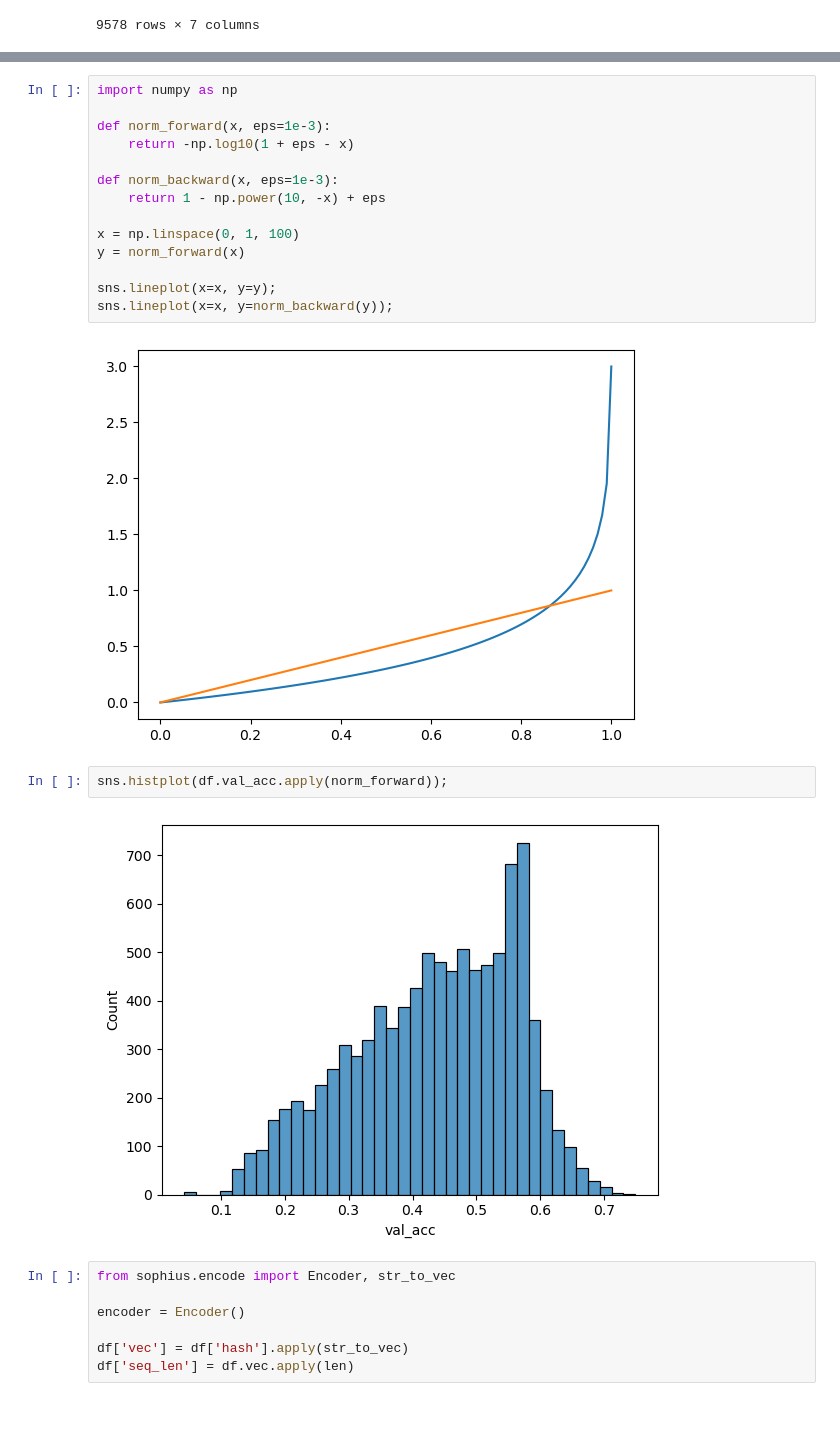
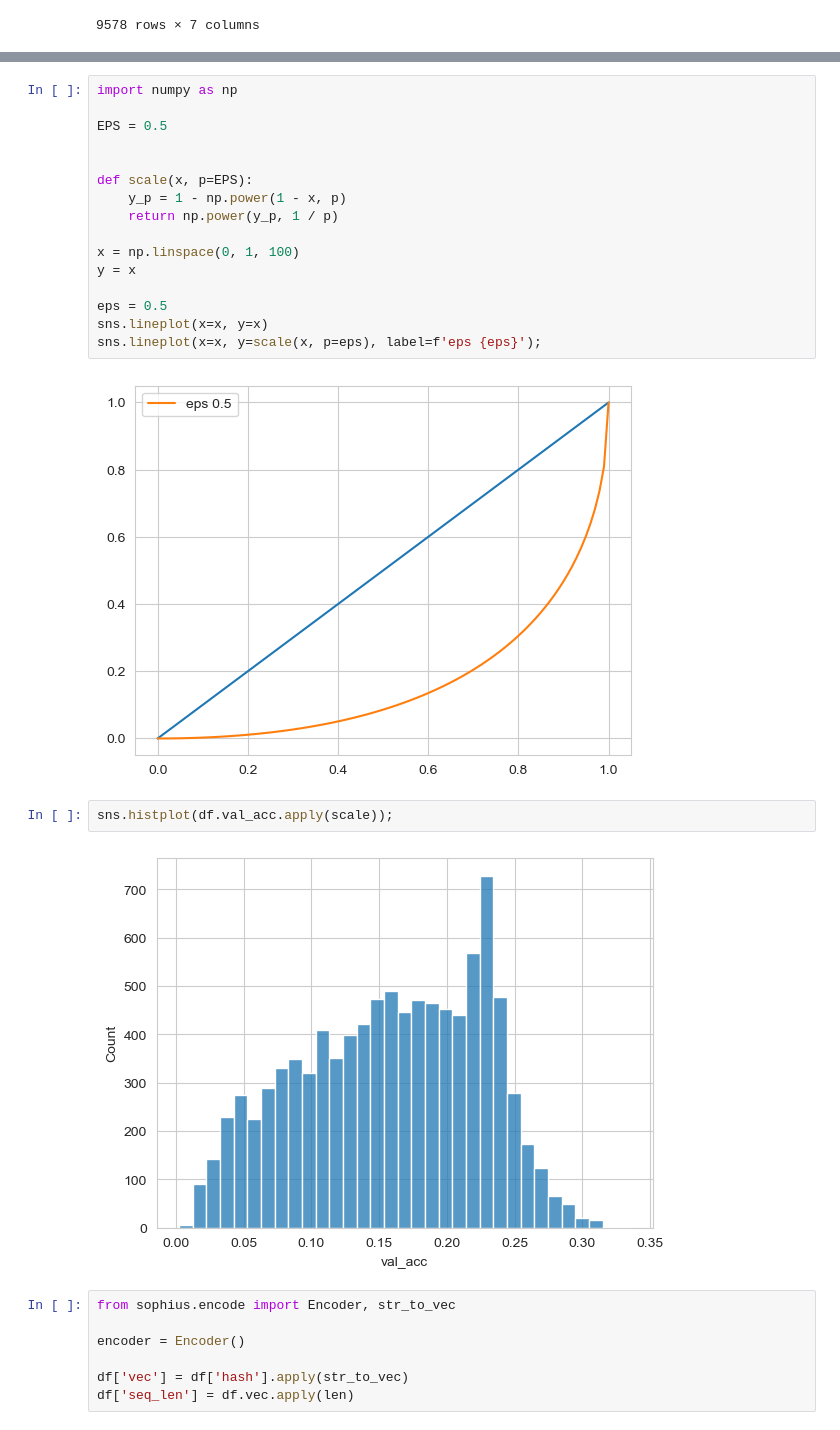
Before and after one commit to alkorolyov/sophius, a Jupyter notebook: notebooks/08_LSTM_estimator.ipynb, the cells around one changed output, grey strips where cells are left out. Drawn from its saved outputs; the diff is of its cells as text.

```diff
--- a/notebooks/08_LSTM_estimator.ipynb
+++ b/notebooks/08_LSTM_estimator.ipynb
@@ -38,23 +41,25 @@ sns.histplot(df.val_acc);
 # %%
 import numpy as np
 
-def norm_forward(x, eps=1e-3):
-    return -np.log10(1 + eps - x)
+EPS = 0.5
 
-def norm_backward(x, eps=1e-3):
-    return 1 - np.power(10, -x) + eps
+
+def scale(x, p=EPS):
+    y_p = 1 - np.power(1 - x, p)
+    return np.power(y_p, 1 / p)
 
 x = np.linspace(0, 1, 100)
-y = norm_forward(x)
+y = x
 
-sns.lineplot(x=x, y=y);
-sns.lineplot(x=x, y=norm_backward(y));
+eps = 0.5
+sns.lineplot(x=x, y=x)
+sns.lineplot(x=x, y=scale(x, p=eps), label=f'eps {eps}');
 # %% [output]
-[figure, old version]
+[figure, new version]
 # %%
-sns.histplot(df.val_acc.apply(norm_forward));
+sns.histplot(df.val_acc.apply(scale));
 # %% [output]
-[figure, old version]
+[figure, new version]
 # %%
 from sophius.encode import Encoder, str_to_vec
 
```
Also changed, not shown: parts of 14 cells of this notebook, 1 other file.
